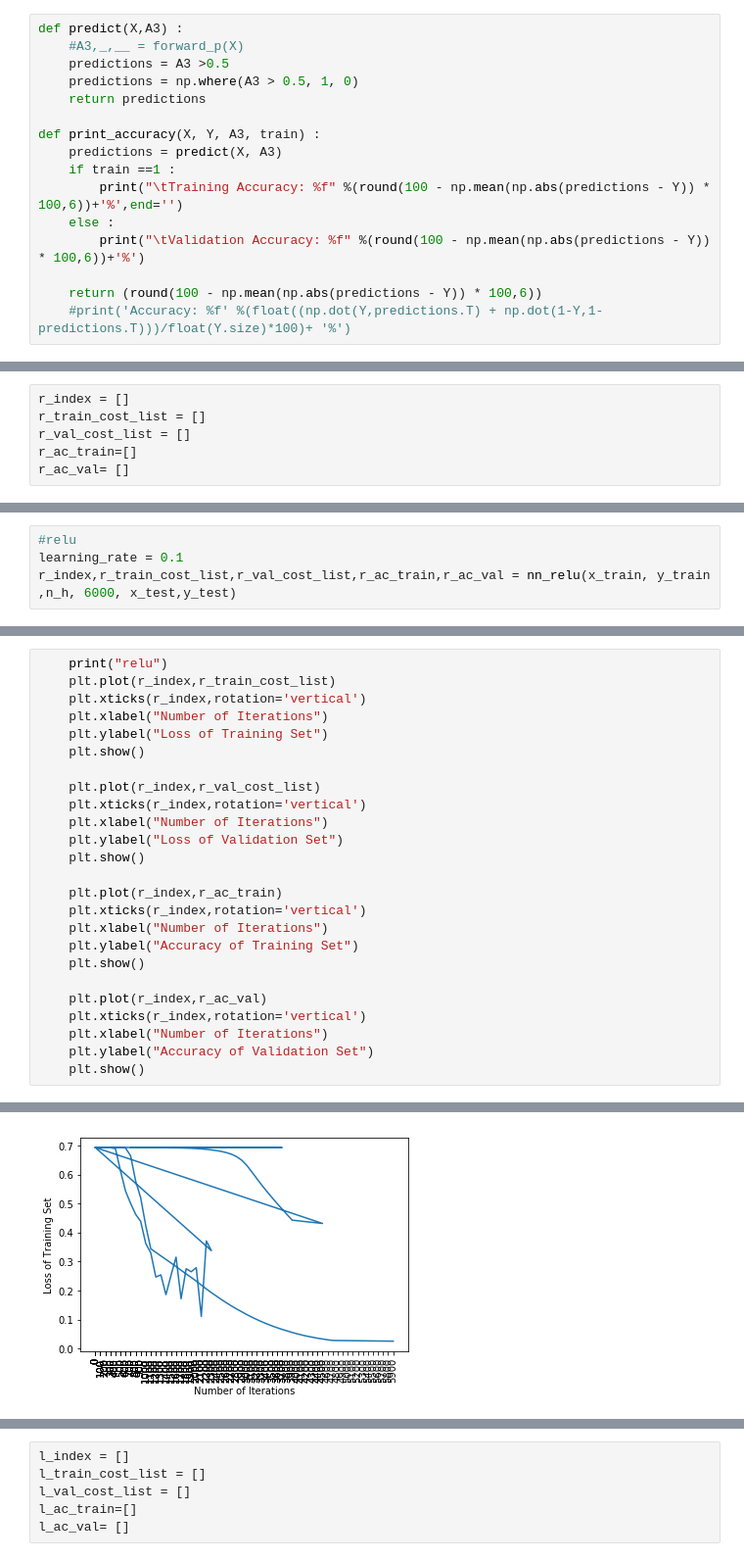
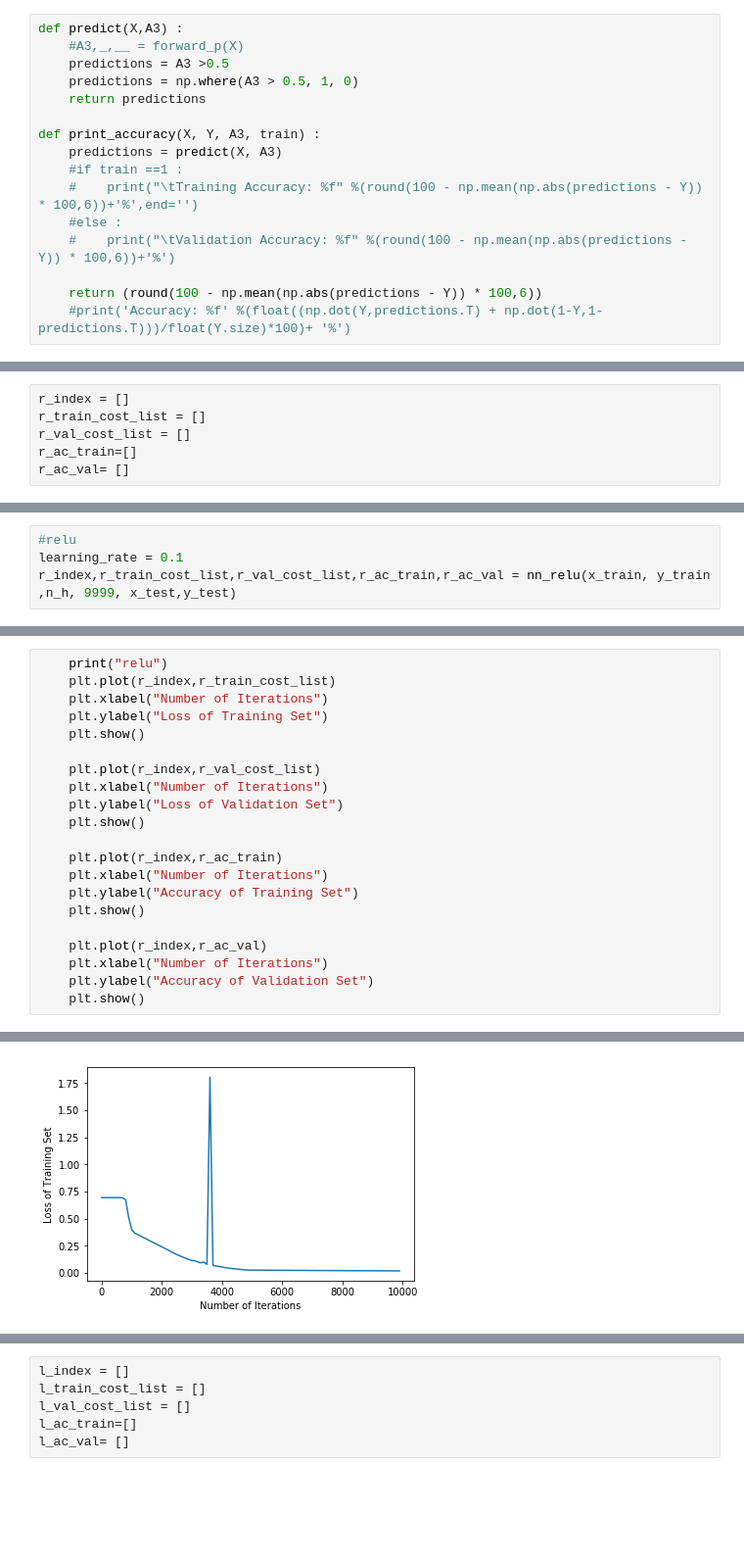
Before and after one commit to ammerss/Machine-Learning-Project-2019-2, a Jupyter notebook: #4.ipynb, the cells around one changed output, grey strips where cells are left out. Shown at 98% size. Saved outputs shown, nothing was run; the diff lists cells and outputs as text; blank space fills up the shorter version.

```diff
--- a/#4.ipynb
+++ b/#4.ipynb
@@ -283,10 +272,10 @@ def predict(X,A3) :
 
 def print_accuracy(X, Y, A3, train) :
     predictions = predict(X, A3)
-    if train ==1 :
-        print("\tTraining Accuracy: %f" %(round(100 - np.mean(np.abs(predictions - Y)) * 100,6))+'%',end='')
-    else :
-        print("\tValidation Accuracy: %f" %(round(100 - np.mean(np.abs(predictions - Y)) * 100,6))+'%')
+    #if train ==1 :
+    #    print("\tTraining Accuracy: %f" %(round(100 - np.mean(np.abs(predictions - Y)) * 100,6))+'%',end='')
+    #else :
+    #    print("\tValidation Accuracy: %f" %(round(100 - np.mean(np.abs(predictions - Y)) * 100,6))+'%')
 
     return (round(100 - np.mean(np.abs(predictions - Y)) * 100,6))
     #print('Accuracy: %f' %(float((np.dot(Y,predictions.T) + np.dot(1-Y,1-predictions.T)))/float(Y.size)*100)+ '%')
@@ -552,4 +500,4 @@ def nn_relu(X, Y, n_h, num_iterations , X_test, Y_test) :
 # %%
 #relu
 learning_rate = 0.1
-r_index,r_train_cost_list,r_val_cost_list,r_ac_train,r_ac_val = nn_relu(x_train, y_train ,n_h, 6000, x_test,y_test)
+r_index,r_train_cost_list,r_val_cost_list,r_ac_train,r_ac_val = nn_relu(x_train, y_train ,n_h, 9999, x_test,y_test)
@@ -575,28 +504,24 @@ KeyboardInterrupt:
 # %%
     print("relu")
     plt.plot(r_index,r_train_cost_list)
-    plt.xticks(r_index,rotation='vertical')
     plt.xlabel("Number of Iterations")
     plt.ylabel("Loss of Training Set")
     plt.show()
 
     plt.plot(r_index,r_val_cost_list)
-    plt.xticks(r_index,rotation='vertical')
     plt.xlabel("Number of Iterations")
     plt.ylabel("Loss of Validation Set")
     plt.show()
 
     plt.plot(r_index,r_ac_train)
-    plt.xticks(r_index,rotation='vertical')
     plt.xlabel("Number of Iterations")
     plt.ylabel("Accuracy of Training Set")
     plt.show()
 
     plt.plot(r_index,r_ac_val)
-    plt.xticks(r_index,rotation='vertical')
     plt.xlabel("Number of Iterations")
     plt.ylabel("Accuracy of Validation Set")
     plt.show()
 # %% [output]
 relu
-[figure, old version]
+[figure, new version]
```
Also changed, not shown: parts of 17 cells of this notebook.
